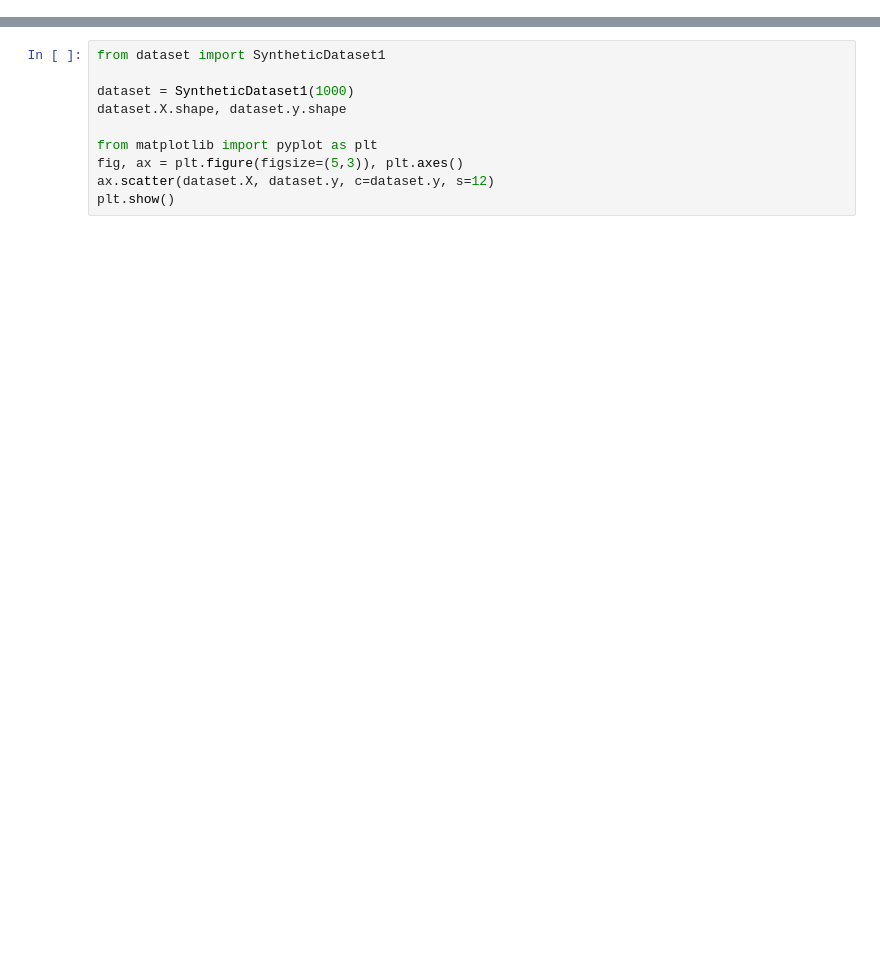
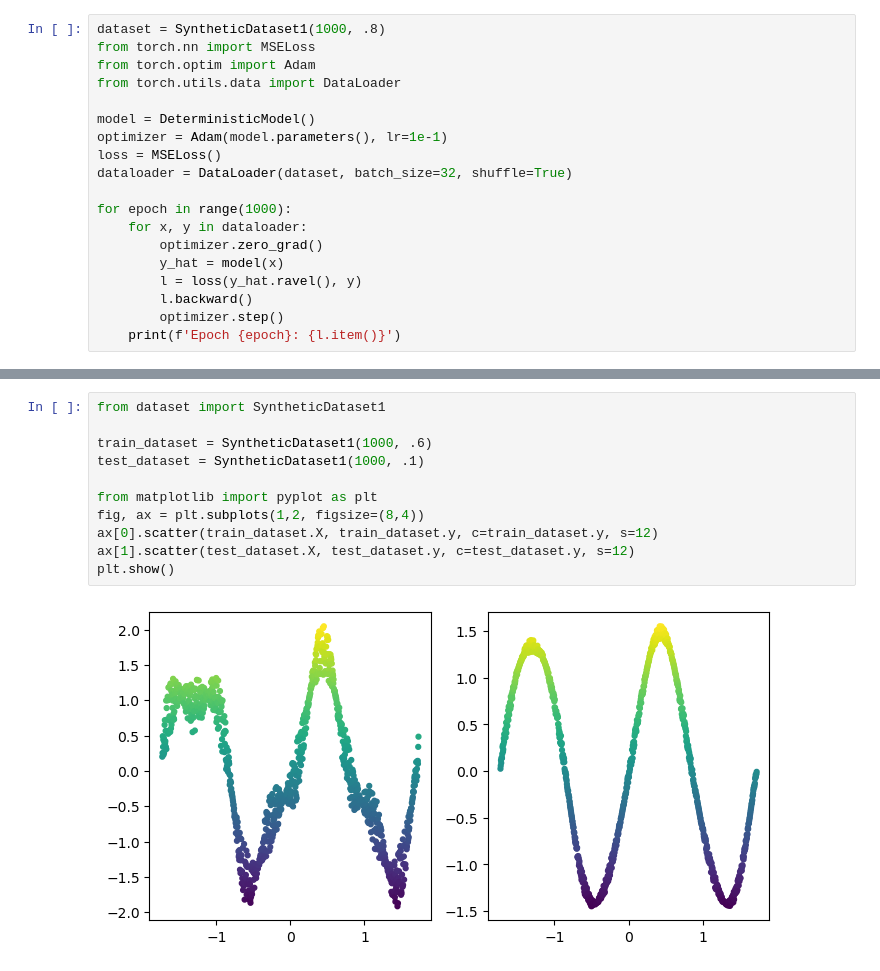
Before and after one commit to SolidusAbi/UncertaintyBottleneck, a Jupyter notebook: vib.ipynb, the cells around one changed output, grey strips where cells are left out. Drawn from its saved outputs; the diff is of its cells as text; blank space fills up the shorter version.

Commit message:
Experiments including deterministic approach.

```diff
--- a/vib.ipynb
+++ b/vib.ipynb
@@ -8,0 +31,19 @@ from variational.nn import IsotropicGaussian, Sequential
+# %%
+dataset = SyntheticDataset1(1000, .8)
+from torch.nn import MSELoss
+from torch.optim import Adam
+from torch.utils.data import DataLoader
+
+model = DeterministicModel()
+optimizer = Adam(model.parameters(), lr=1e-1)
+loss = MSELoss()
+dataloader = DataLoader(dataset, batch_size=32, shuffle=True)
+
+for epoch in range(1000):
+    for x, y in dataloader:
+        optimizer.zero_grad()
+        y_hat = model(x)
+        l = loss(y_hat.ravel(), y)
+        l.backward()
+        optimizer.step()
+    print(f'Epoch {epoch}: {l.item()}')
@@ -41,13 +111,16 @@ print(y.shape, mu, sigma)
 # %%
 from dataset import SyntheticDataset1
 
-dataset = SyntheticDataset1(1000)
-dataset.X.shape, dataset.y.shape
+train_dataset = SyntheticDataset1(1000, .6)
+test_dataset = SyntheticDataset1(1000, .1)
 
 from matplotlib import pyplot as plt
-fig, ax = plt.figure(figsize=(5,3)), plt.axes()
-ax.scatter(dataset.X, dataset.y, c=dataset.y, s=12)
+fig, ax = plt.subplots(1,2, figsize=(8,4))
+ax[0].scatter(train_dataset.X, train_dataset.y, c=train_dataset.y, s=12)
+ax[1].scatter(test_dataset.X, test_dataset.y, c=test_dataset.y, s=12)
 plt.show()
+# %% [output]
+[figure, added]
 # %%
 from torch.nn.functional import mse_loss
 from torch.optim import Adam
```
Also changed, not shown: parts of 10 cells of this notebook, 1 other file.
